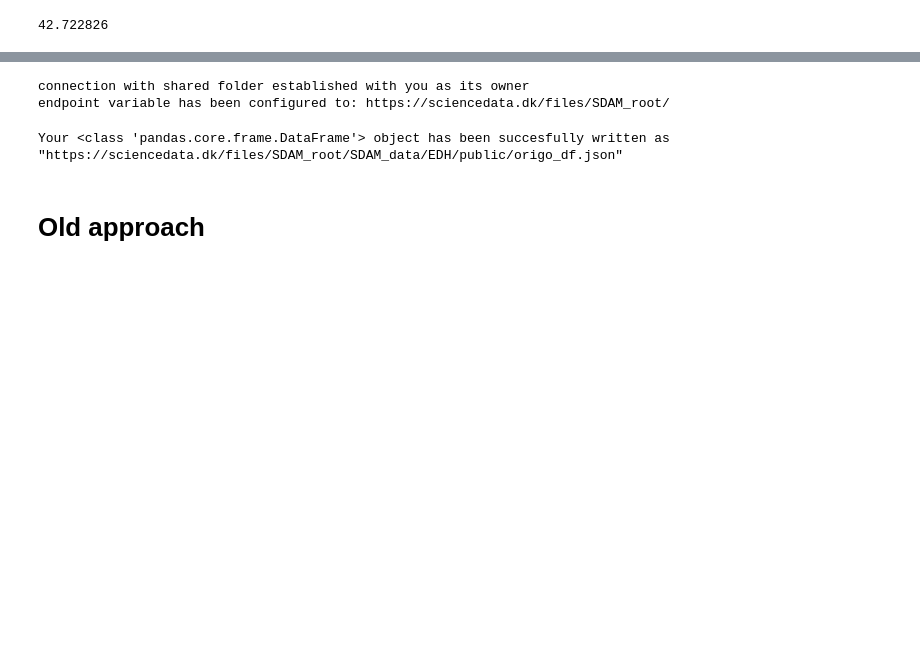
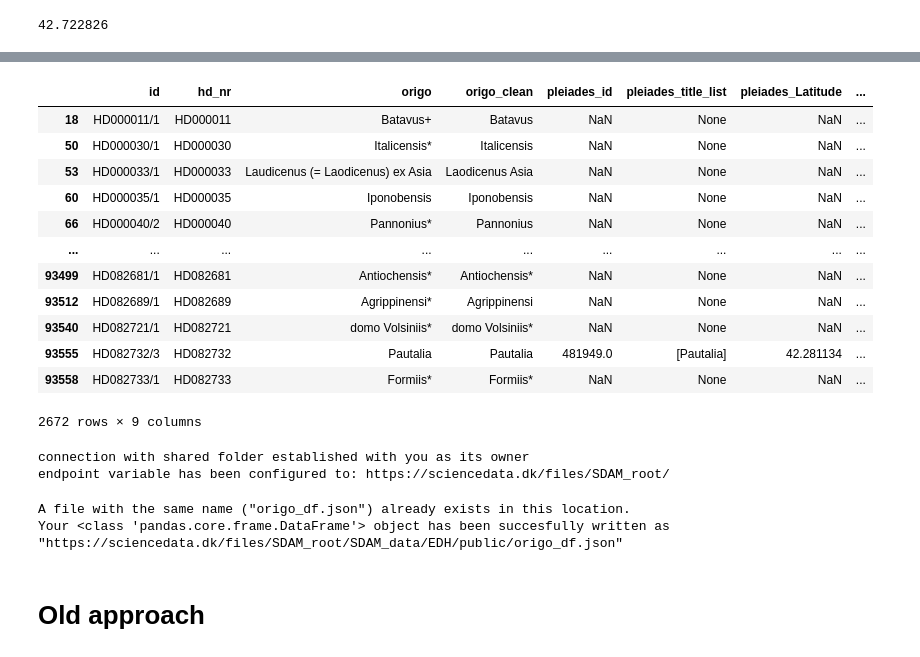
Before and after one commit to sdam-au/EDH_exploration, a Jupyter notebook: scripts/py_ORIGO-GEOCODING.ipynb, the cells around one changed output, grey strips where cells are left out. Cells and saved outputs as stored; diff of their text form; code cells hidden in the pictures; blank space fills up the shorter version.

```diff
--- a/scripts/py_ORIGO-GEOCODING.ipynb
+++ b/scripts/py_ORIGO-GEOCODING.ipynb
@@ -301,6 +321,23 @@ len(origo_df)
 # %%
 origo_df.to_csv("../data/origo_df.csv")
 origo_df.to_json("../data/origo_json.csv")
+# %%
+origo_df = pd.read_json("../data/origo_json.csv")
+origo_df
+# %% [output]
+|  | id | hd_nr | origo | origo_clean | pleiades_id | pleiades_title_list | pleiades_Latitude | ... |
+| 18 | HD000011/1 | HD000011 | Batavus+ | Batavus | NaN | None | NaN | ... |
+| 50 | HD000030/1 | HD000030 | Italicensis* | Italicensis | NaN | None | NaN | ... |
+| 53 | HD000033/1 | HD000033 | Laudicenus (= Laodicenus) ex Asia | Laodicenus Asia | NaN | None | NaN | ... |
+| 60 | HD000035/1 | HD000035 | Iponobensis | Iponobensis | NaN | None | NaN | ... |
+| 66 | HD000040/2 | HD000040 | Pannonius* | Pannonius | NaN | None | NaN | ... |
+| ... | ... | ... | ... | ... | ... | ... | ... | ... |
+| 93499 | HD082681/1 | HD082681 | Antiochensis* | Antiochensis* | NaN | None | NaN | ... |
+| 93512 | HD082689/1 | HD082689 | Agrippinensi* | Agrippinensi | NaN | None | NaN | ... |
+| 93540 | HD082721/1 | HD082721 | domo Volsiniis* | domo Volsiniis* | NaN | None | NaN | ... |
+| 93555 | HD082732/3 | HD082732 | Pautalia | Pautalia | 481949.0 | [Pautalia] | 42.281134 | ... |
+| 93558 | HD082733/1 | HD082733 | Formiis* | Formiis* | NaN | None | NaN | ... |
+2672 rows × 9 columns
 # %%
 s = sddk.cloudSession("sciencedata.dk", "SDAM_root", "648597@au.dk")
 # %% [output]
@@ -309,6 +346,7 @@ endpoint variable has been configured to: https://sciencedata.dk/files/SDAM_root
 # %%
 s.write_file("SDAM_data/EDH/public/origo_df.json", origo_df)
 # %% [output]
+A file with the same name ("origo_df.json") already exists in this location.
 Your <class 'pandas.core.frame.DataFrame'> object has been succesfully written as "https://sciencedata.dk/files/SDAM_root/SDAM_data/EDH/public/origo_df.json"
 # %%
 # origo_df = s.read_file("https://sciencedata.dk/public/b6b6afdb969d378b70929e86e58ad975/origo_df.json", "df")
```
Also changed, not shown: parts of 17 cells of this notebook, 2 other files.
